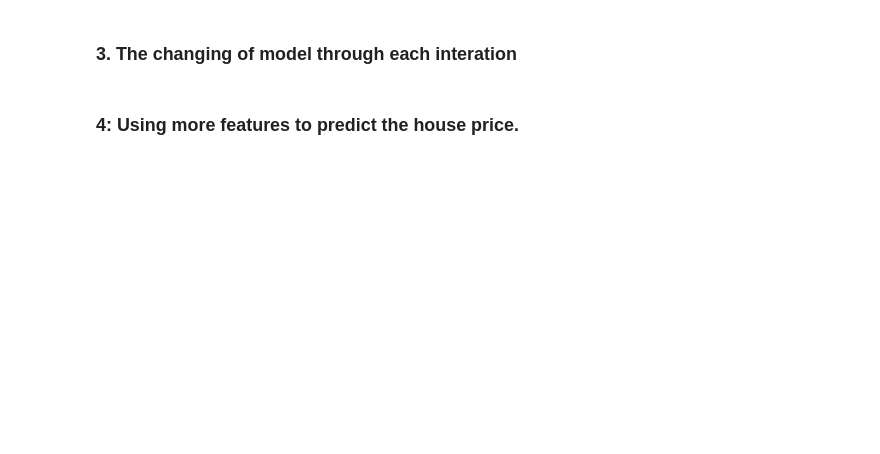
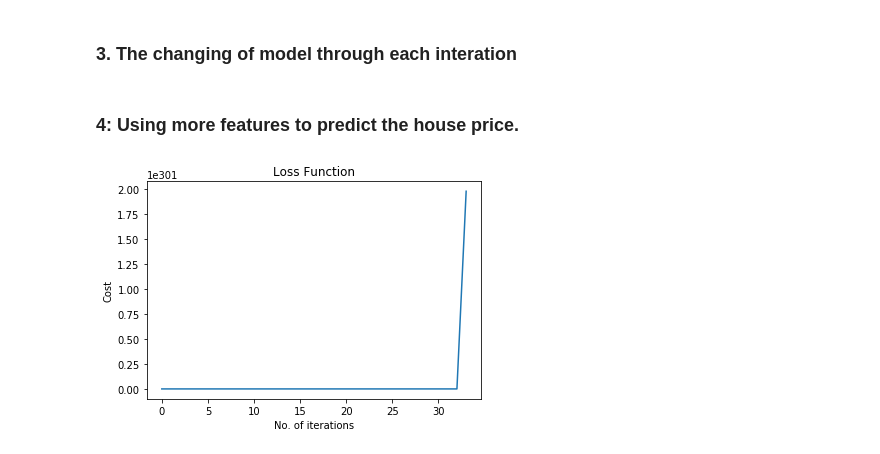
Before and after one commit to BilboBlockChain/comp5318, a Jupyter notebook: lab3.ipynb, the cells around one changed output. Cells and saved outputs as stored; diff of their text form; code cells hidden in the pictures; blank space fills up the shorter version.

```diff
--- a/lab3.ipynb
+++ b/lab3.ipynb
@@ -103,10 +135,11 @@ def gradient_descent(x, y, w, iterations, eta):
         past_loss.append(loss)
 
         # Todo : Caculate Residual sum of squares error following notation on 2.1
-        GradRss =
+        GradRss = np.dot(x.T,error)
         # Todo: Cacualte new weight update.
-        w =
+        w = w - eta* GradRss/n
         past_w.append(w)
+        print(w)
 
     return past_w, past_loss
 # %%
@@ -187,0 +240,37 @@ Todo:
+# %%
+#Todo:
+
+#GRADIENT DESCENT
+def gradient_descent(x, y, w, iterations, eta):
+    past_loss = []
+    past_w = [w]
+    n = y.size
+    for i in range(iterations):
+        prediction = np.dot(x, w)
+        error = prediction - y
+        loss = 1/(2*n) * np.dot(error.T, error)
+        past_loss.append(loss)
+
+        # Todo : Caculate Residual sum of squares error following notation on 2.1
+        GradRss = np.dot(x.T,error)
+        # Todo: Cacualte new weight update.
+        w = w + eta* GradRss/n
+        past_w.append(w)
+
+    return past_w, past_loss
+
+#Pass the relevant variables to the function and get the new values back...
+eta = 0.01 #Step size
+iterations = 2000 #No. of iterations
+np.random.seed(123) #Set the seed
+w0 = np.random.rand(2) #Pick some random values to start with
+past_w, past_loss = gradient_descent(x, y, w0, iterations, eta)
+
+#Plot the cost function...
+plt.title('Loss Function')
+plt.xlabel('No. of iterations')
+plt.ylabel('Cost')
+plt.plot(past_loss)
+plt.show()
+# %% [output]
+[figure, added]
```
Also changed, not shown: parts of 8 cells of this notebook, 2 other files.
